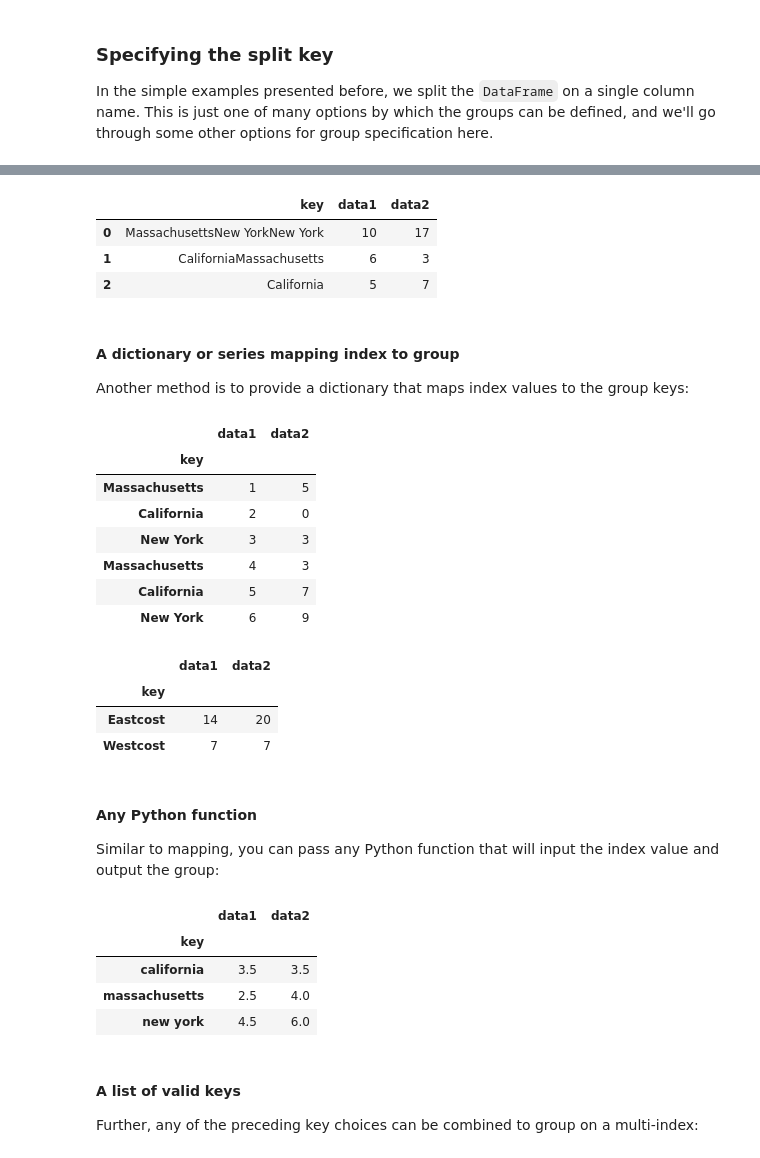
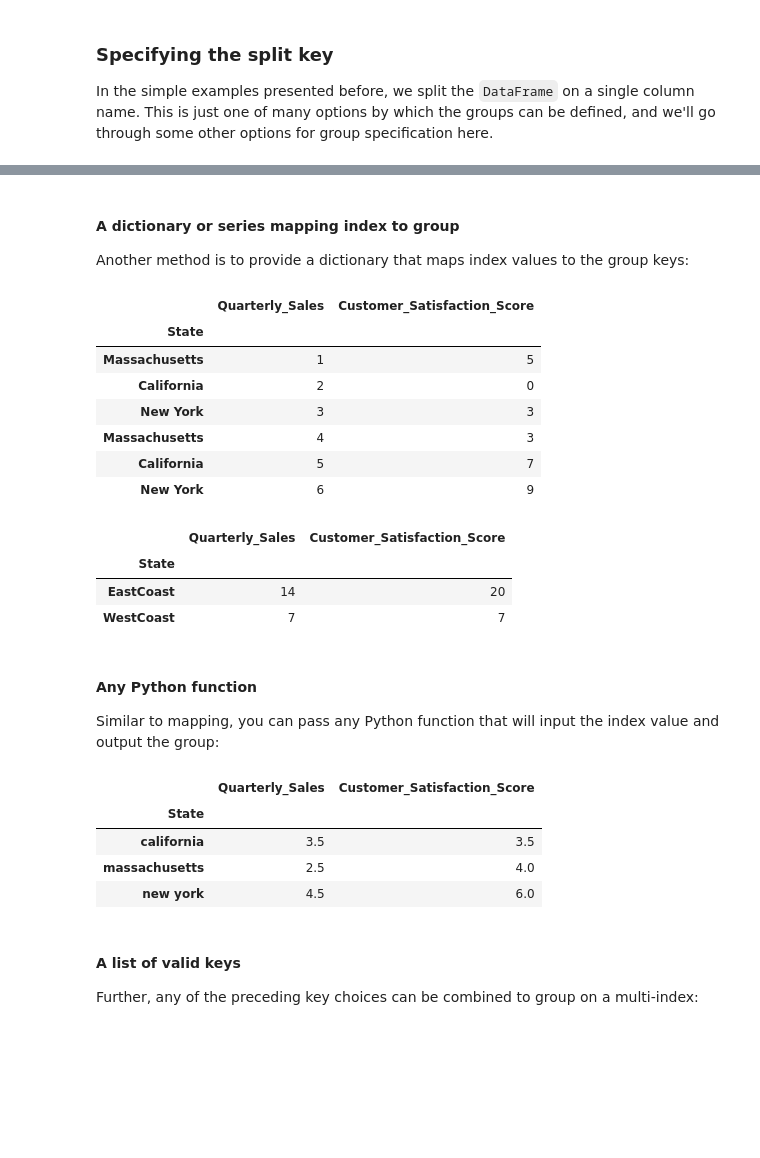
Before and after one commit to soltaniehha/Intro-to-Data-Analytics, a Jupyter notebook: 06-Data-Transformation/01-Aggregation-and-Grouping.ipynb, the cells around one changed output, grey strips where cells are left out. Drawn from its saved outputs; the diff is of its cells as text; code cells hidden in the pictures; blank space fills up the shorter version.

```diff
--- a/06-Data-Transformation/01-Aggregation-and-Grouping.ipynb
+++ b/06-Data-Transformation/01-Aggregation-and-Grouping.ipynb
@@ -300,8 +295,10 @@ In particular, ``GroupBy`` objects have ``aggregate()``, ``filter()``, ``transfo
 For the purpose of the following subsections, we'll use this ``DataFrame``:
 # %%
 rng = np.random.RandomState(0)
-df = pd.DataFrame({'key': ['Massachusetts', 'California', 'New York', 'Massachusetts', 'California', 'New York'],
-                   'data1': range(1,7),
-                   'data2': rng.randint(0, 10, 6)})
+df = pd.DataFrame({
+    'State': ['Massachusetts', 'California', 'New York', 'Massachusetts', 'California', 'New York'],
+    'Quarterly_Sales': range(1, 7),
+    'Customer_Satisfaction_Score': rng.randint(0, 10, 6)
+})
 df
 # %% [output]
@@ -501,21 +485,13 @@ df
-# %%
-L = [0, 1, 0, 1, 2, 0]
-df.groupby(L).sum()
-# %% [output]
-|  | key | data1 | data2 |
-| 0 | MassachusettsNew YorkNew York | 10 | 17 |
-| 1 | CaliforniaMassachusetts | 6 | 3 |
-| 2 | California | 5 | 7 |
 # %% [markdown]
 #### A dictionary or series mapping index to group
 
 Another method is to provide a dictionary that maps index values to the group keys:
 # %%
-df3 = df.set_index('key')
+df3 = df.set_index('State')
 df3
 # %% [output]
-|  | data1 | data2 |
-| key |  |  |
+|  | Quarterly_Sales | Customer_Satisfaction_Score |
+| State |  |  |
 | Massachusetts | 1 | 5 |
 | California | 2 | 0 |
 | New York | 3 | 3 |
@@ -523,13 +499,13 @@ df3
 | California | 5 | 7 |
 | New York | 6 | 9 |
 # %%
-mapping = {'Massachusetts': 'Eastcost', 'California': 'Westcost', 'New York': 'Eastcost'}
+mapping = {'Massachusetts': 'EastCoast', 'California': 'WestCoast', 'New York': 'EastCoast'}
 df3.groupby(mapping).sum()
 # %% [output]
-|  | data1 | data2 |
-| key |  |  |
-| Eastcost | 14 | 20 |
-| Westcost | 7 | 7 |
+|  | Quarterly_Sales | Customer_Satisfaction_Score |
+| State |  |  |
+| EastCoast | 14 | 20 |
+| WestCoast | 7 | 7 |
 # %% [markdown]
 #### Any Python function
 
@@ -537,8 +513,8 @@ Similar to mapping, you can pass any Python function that will input the index v
 # %%
 df3.groupby(str.lower).mean()
 # %% [output]
-|  | data1 | data2 |
-| key |  |  |
+|  | Quarterly_Sales | Customer_Satisfaction_Score |
+| State |  |  |
 | california | 3.5 | 3.5 |
 | massachusetts | 2.5 | 4.0 |
 | new york | 4.5 | 6.0 |
```
Also changed, not shown: parts of 46 cells of this notebook.
